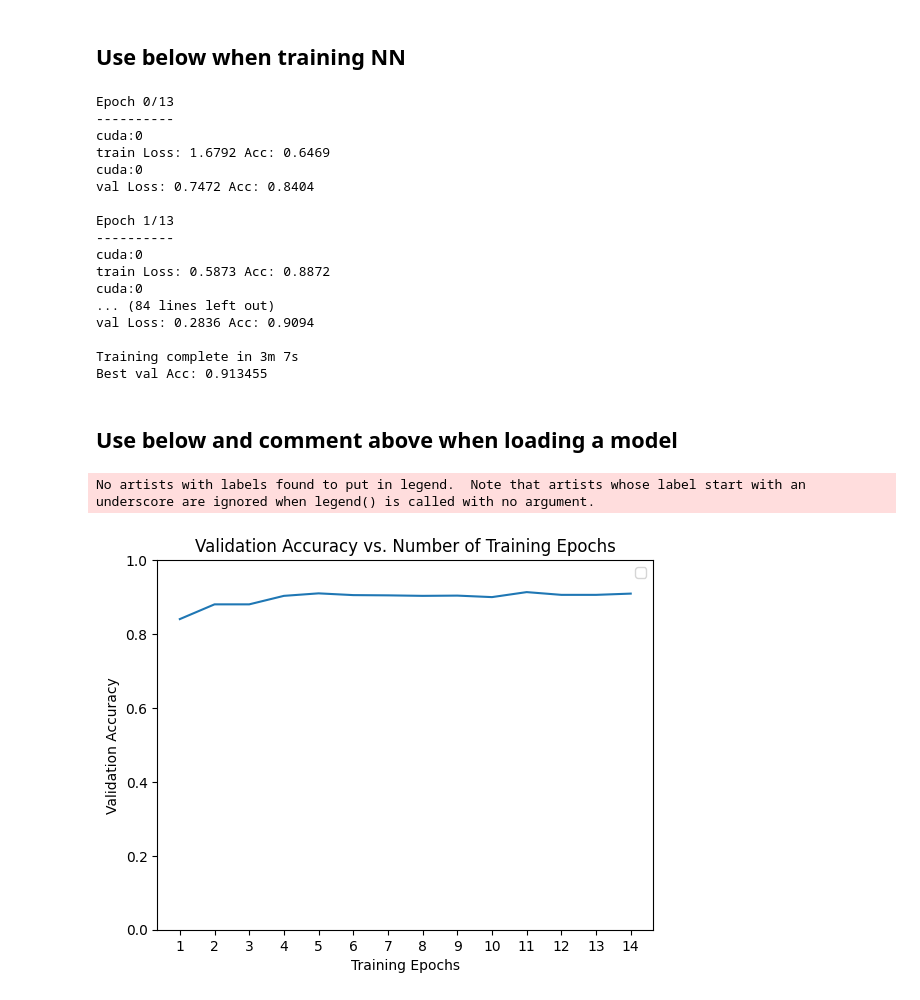
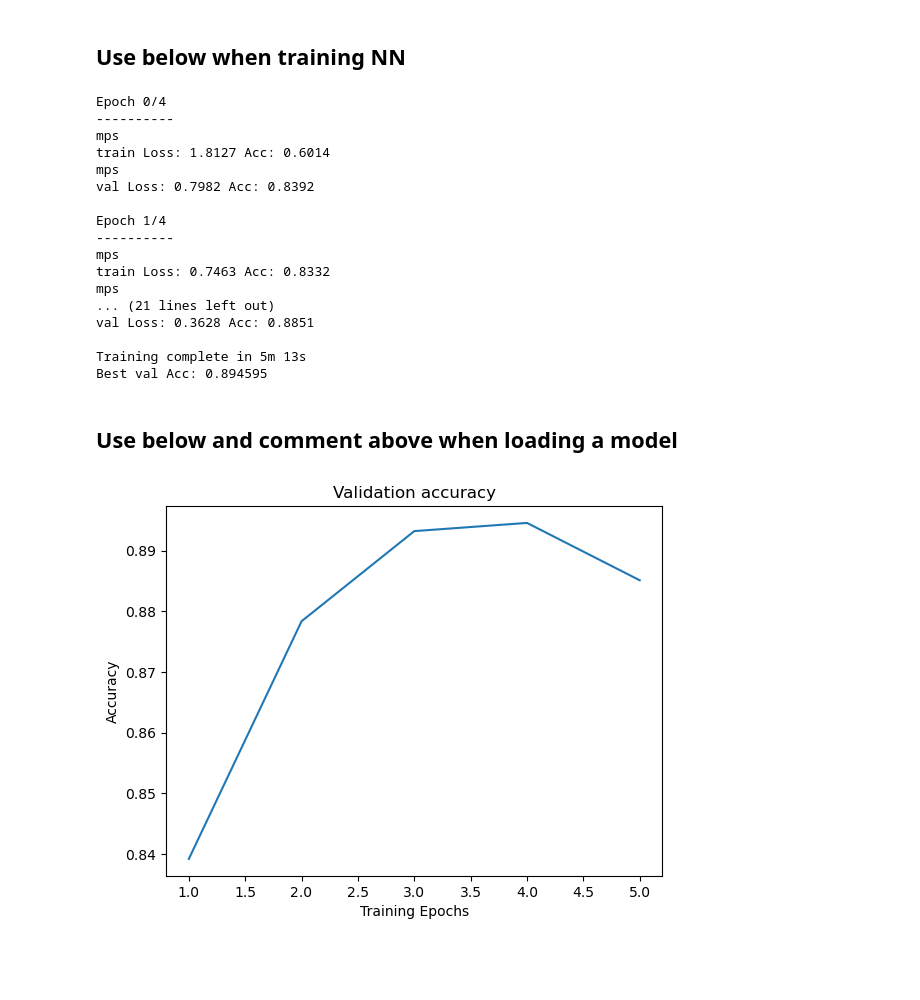
Before and after one commit to casper9429-kth/Project-Explore-Transfer-Learning-DD2424, a Jupyter notebook: task2.ipynb, the cells around one changed output. Saved outputs shown, nothing was run; the diff lists cells and outputs as text; code cells hidden in the pictures; blank space fills up the shorter version.

Commit message:
:construction: plots for task 2c done

```diff
--- a/task2.ipynb
+++ b/task2.ipynb
@@ -107,7 +107,7 @@ num_classes = 37
 batch_size = 50
 
 # Number of epochs to train for
-num_epochs = 14
+num_epochs = 5
 
 # Flag for feature extracting. When False, we finetune the whole model,
 #   when True we only update the reshaped layer params
@@ -820,63 +751,59 @@ separately.
 # %% [markdown]
 ## Use below when training NN
 # %%
-# # Setup the loss fxn
-# criterion = nn.CrossEntropyLoss()
+# Setup the loss fxn
+criterion = nn.CrossEntropyLoss()
 
-# #Train and evaluate
-# model_ft, hist = train_model(model_ft, dataloaders_dict, criterion, optimizer_ft, num_epochs=num_epochs, is_inception=(model_name=="inception"))
-# #save the model and history to disk
-# torch.save(model_ft, model_name_ext + "_model" + ".pt")
-# torch.save(hist, model_name_ext + "_hist" + ".pt")
-# # TRAINING ----
-# # transform model and hist to cpu
-# model_ft = model_ft.cpu()
-# hist = [h.cpu() for h in hist]
+#Train and evaluate
+model_ft, hist = train_model(model_ft, dataloaders_dict, criterion, optimizer_ft, num_epochs=num_epochs, is_inception=(model_name=="inception"))
 
-# # save the model to disk
-# torch.save(model_ft, "models/"+model_name_ext + "_model" + ".pt")
-# torch.save(hist, "models/"+model_name_ext + "_hist" + ".pt")
+# transform model and hist to cpu
+model_ft = model_ft.cpu()
+hist = [h.cpu() for h in hist]
+
+# save the model to disk
+torch.save(model_ft, "models/"+model_name_ext + "_model" + ".pt")
+torch.save(hist, "models/"+model_name_ext + "_hist" + ".pt")
 # %% [output]
-Epoch 0/13
+Epoch 0/4
 ----------
-cuda:0
-train Loss: 1.6792 Acc: 0.6469
-cuda:0
-val Loss: 0.7472 Acc: 0.8404
+mps
+train Loss: 1.8127 Acc: 0.6014
+mps
+val Loss: 0.7982 Acc: 0.8392
 
-Epoch 1/13
+Epoch 1/4
 ----------
-cuda:0
-train Loss: 0.5873 Acc: 0.8872
-cuda:0
-... (84 lines left out)
-val Loss: 0.2836 Acc: 0.9094
+mps
+train Loss: 0.7463 Acc: 0.8332
+mps
+... (21 lines left out)
+val Loss: 0.3628 Acc: 0.8851
 
-Training complete in 3m 7s
-Best val Acc: 0.913455
+Training complete in 5m 13s
+Best val Acc: 0.894595
 # %% [markdown]
 ## Use below and comment above when loading a model
 # %%
-# transform model and hist to cpu
-model_ft = model_ft.cpu()
-hist = [h.cpu() for h in hist]
 
-# save the model to disk
-torch.save(model_ft, "models/"+model_name_ext + "_model" + ".pt")
-torch.save(hist, "models/"+model_name_ext + "_hist" + ".pt")
+
+# load the model from disk
+# model_ft = torch.load("models/"+model_name_ext + "_model" + ".pt")
+# hist = torch.load("models/"+model_name_ext + "_hist" + ".pt")
-# %% [output]
-No artists with labels found to put in legend.  Note that artists whose label start with an underscore are ignored when legend() is called with no argument.
-[figure, removed]
 # %%
 # Transform the history to a numpy array
+
+# hist = torch.load("models/"+model_name_ext + "_hist" + ".pt")
 ohist = [h.cpu().numpy() for h in hist]
 ohist = np.array(ohist)
 
 
+
 # Plot all accuracies
-plt.title("Accuracy")
+plt.title("Validation accuracy")
 plt.xlabel("Training Epochs")
 plt.ylabel("Accuracy")
-plt.plot(range(1,num_epochs+1),ohist[:,0],label="Train")
-plt.plot(range(1,num_epochs+1),ohist[:,1],label="Validation")
+plt.plot(range(1,num_epochs+1),ohist)
 plt.show()
+# %% [output]
+[figure, added]
```
Also changed, not shown: parts of 4 cells of this notebook, 24 other files.
